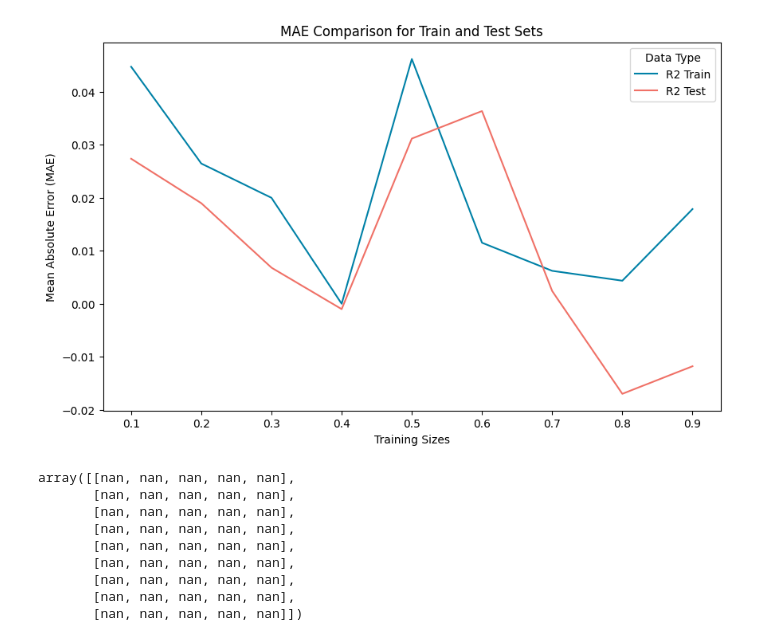
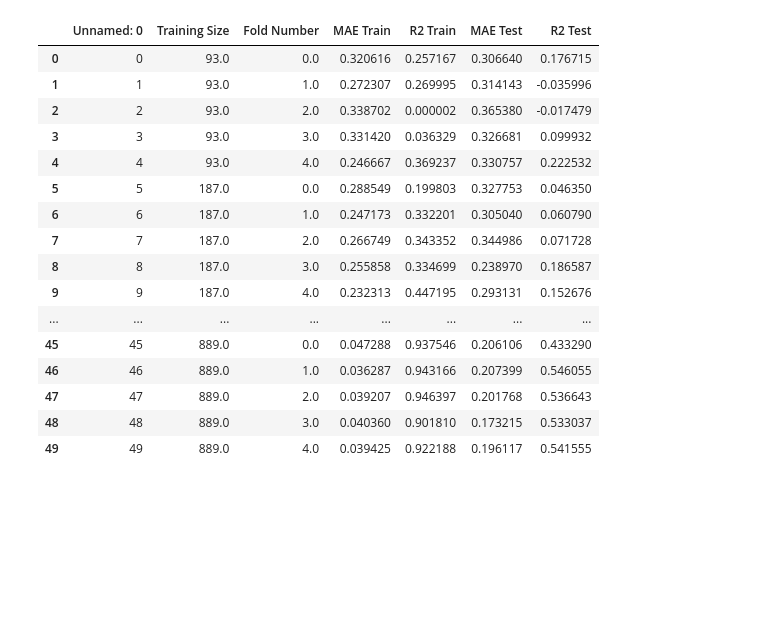
Before and after one commit to victoris93/contrastive-reg, a Jupyter notebook: learning_curve.ipynb, the cells around one changed output. Cells and saved outputs as stored; diff of their text form; code cells hidden in the pictures; blank space fills up the shorter version.

```diff
--- a/learning_curve.ipynb
+++ b/learning_curve.ipynb
@@ -551,31 +507,0 @@ plt.show()
-# %%
-plt.figure(figsize=(10, 6))
-
-# Plot the training MAE
-sns.lineplot(data=results, x="Train Sizes", y="R2 Train", label="R2 Train", color="#0081a7")
-
-# Plot the testing MAE
-sns.lineplot(data=results, x="Train Sizes", y="R2 Test", label="R2 Test", color="#f07167")
-
-# Adding some plot details
-plt.title("R2 Comparison for Train and Test Sets")
-plt.ylabel("R2")
-plt.xlabel("Training Sizes")
-plt.legend(title="Data Type")
-
-# Show the plot
-plt.show()
-# %% [output]
-[figure, removed]
-# %%
-train_scores
-# %% [output]
-array([[nan, nan, nan, nan, nan],
-       [nan, nan, nan, nan, nan],
-       [nan, nan, nan, nan, nan],
-       [nan, nan, nan, nan, nan],
-       [nan, nan, nan, nan, nan],
-       [nan, nan, nan, nan, nan],
-       [nan, nan, nan, nan, nan],
-       [nan, nan, nan, nan, nan],
-       [nan, nan, nan, nan, nan]])
@@ -581,0 +514,20 @@ array([[nan, nan, nan, nan, nan],
+# %%
+results
+# %% [output]
+|  | Unnamed: 0 | Training Size | Fold Number | MAE Train | R2 Train | MAE Test | R2 Test |
+| 0 | 0 | 93.0 | 0.0 | 0.320616 | 0.257167 | 0.306640 | 0.176715 |
+| 1 | 1 | 93.0 | 1.0 | 0.272307 | 0.269995 | 0.314143 | -0.035996 |
+| 2 | 2 | 93.0 | 2.0 | 0.338702 | 0.000002 | 0.365380 | -0.017479 |
+| 3 | 3 | 93.0 | 3.0 | 0.331420 | 0.036329 | 0.326681 | 0.099932 |
+| 4 | 4 | 93.0 | 4.0 | 0.246667 | 0.369237 | 0.330757 | 0.222532 |
+| 5 | 5 | 187.0 | 0.0 | 0.288549 | 0.199803 | 0.327753 | 0.046350 |
+| 6 | 6 | 187.0 | 1.0 | 0.247173 | 0.332201 | 0.305040 | 0.060790 |
+| 7 | 7 | 187.0 | 2.0 | 0.266749 | 0.343352 | 0.344986 | 0.071728 |
+| 8 | 8 | 187.0 | 3.0 | 0.255858 | 0.334699 | 0.238970 | 0.186587 |
+| 9 | 9 | 187.0 | 4.0 | 0.232313 | 0.447195 | 0.293131 | 0.152676 |
+| ... | ... | ... | ... | ... | ... | ... | ... |
+| 45 | 45 | 889.0 | 0.0 | 0.047288 | 0.937546 | 0.206106 | 0.433290 |
+| 46 | 46 | 889.0 | 1.0 | 0.036287 | 0.943166 | 0.207399 | 0.546055 |
+| 47 | 47 | 889.0 | 2.0 | 0.039207 | 0.946397 | 0.201768 | 0.536643 |
+| 48 | 48 | 889.0 | 3.0 | 0.040360 | 0.901810 | 0.173215 | 0.533037 |
+| 49 | 49 | 889.0 | 4.0 | 0.039425 | 0.922188 | 0.196117 | 0.541555 |
```
Also changed, not shown: parts of 12 cells of this notebook.
